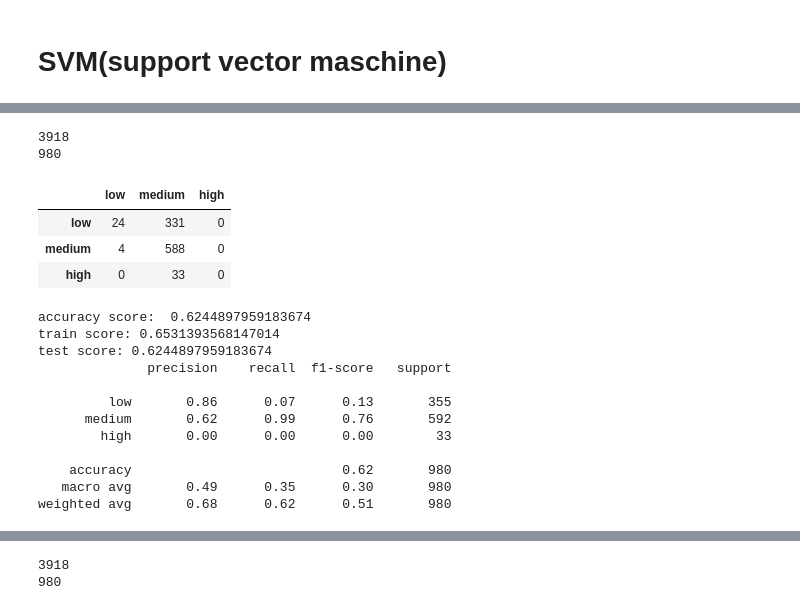
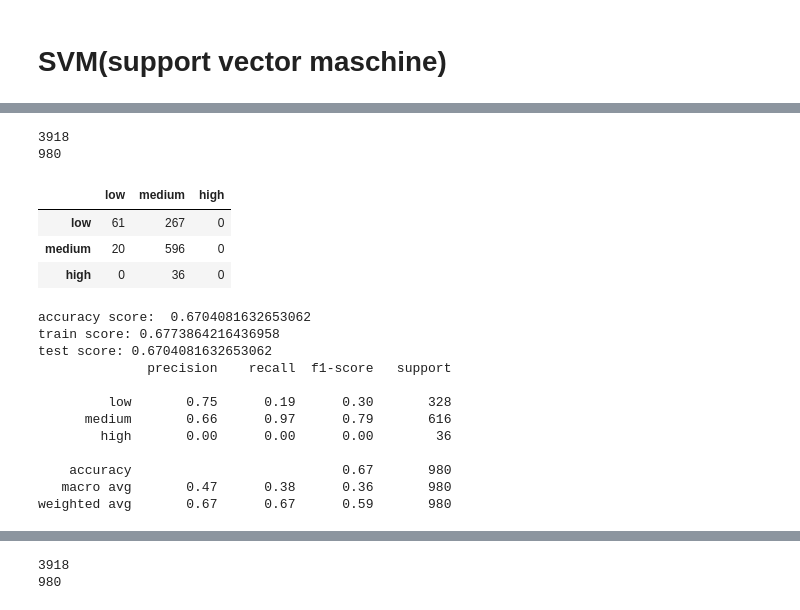
Before and after one commit to satomi26/Project-2, a Jupyter notebook: maschine_learning_modell.ipynb, the cells around one changed output, grey strips where cells are left out. Drawn from its saved outputs; the diff is of its cells as text; code cells hidden in the pictures.

```diff
--- a/maschine_learning_modell.ipynb
+++ b/maschine_learning_modell.ipynb
@@ -2149,45 +2204,46 @@ weighted avg       0.75      0.75      0.74       320
 # %%
 # same in white wine
 from sklearn.svm import LinearSVC
 
 X = df_white[["fixed acidity", "volatile acidity", "citric acid", "residual sugar", "free sulfur dioxide",
                "total sulfur dioxide", "density", "pH", "sulphates", "alcohol"]]
 y = df_white["quality_label"]
 
-X_train, X_test, y_train, y_test = train_test_split(X,y,test_size=0.2, random_state=0) #split data
+X_train, X_test, y_train, y_test = train_test_split(X,y,test_size=0.2, random_state=0, shuffle=True, stratify=y) #split data
+
 clf = LinearSVC() #
 clf.fit(X_train, y_train)
 pred = clf.predict(X_test)
 accuracy = accuracy_score(y_test, pred)
 kappa = cohen_kappa_score(pred, y_test)
 
 
 print(len(X_train)) #amount of train data
 print(len(X_test)) # amount of test data
 labels = np.unique(y_test)
 a = confusion_matrix(y_test, pred, labels=labels)
 a = pd.DataFrame(a, index=("low","medium", "high"), columns=("low","medium", "high"))
 display(a)
 print(f"accuracy score: ",accuracy)
 print(f"train score: {clf.score(X_train, y_train)}")
 print(f"test score: {clf.score(X_test, y_test)}")
 print(classification_report(y_test, pred, target_names=["low","medium", "high"]))
 # %% [output]
 3918
 980
 |  | low | medium | high |
-| low | 24 | 331 | 0 |
-| medium | 4 | 588 | 0 |
-| high | 0 | 33 | 0 |
+| low | 61 | 267 | 0 |
+| medium | 20 | 596 | 0 |
+| high | 0 | 36 | 0 |
-accuracy score:  0.6244897959183674
-train score: 0.6531393568147014
-test score: 0.6244897959183674
+accuracy score:  0.6704081632653062
+train score: 0.6773864216436958
+test score: 0.6704081632653062
               precision    recall  f1-score   support
 
-         low       0.86      0.07      0.13       355
-      medium       0.62      0.99      0.76       592
-        high       0.00      0.00      0.00        33
+         low       0.75      0.19      0.30       328
+      medium       0.66      0.97      0.79       616
+        high       0.00      0.00      0.00        36
 
-    accuracy                           0.62       980
-   macro avg       0.49      0.35      0.30       980
-weighted avg       0.68      0.62      0.51       980
+    accuracy                           0.67       980
+   macro avg       0.47      0.38      0.36       980
+weighted avg       0.67      0.67      0.59       980
```
Also changed, not shown: parts of 13 cells of this notebook, 1 other file.
